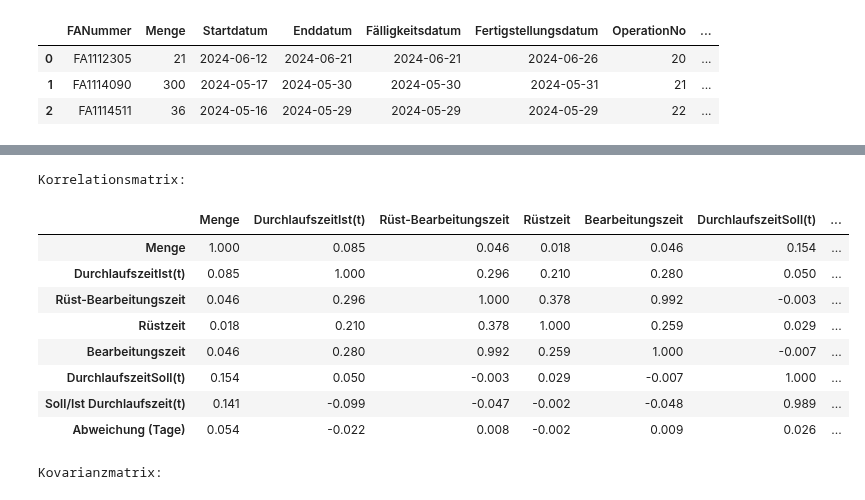
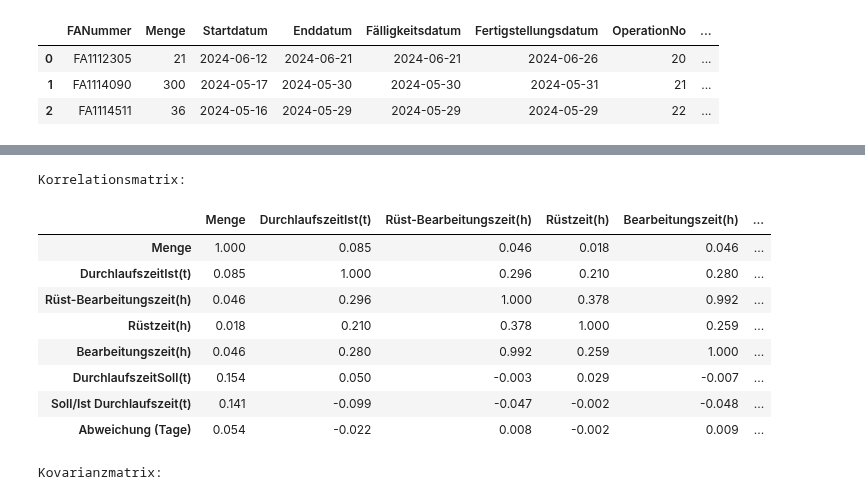
Before and after one commit to nefcheff/BA, a Jupyter notebook: syntheticData/dataMergeManipulated.ipynb, the cells around one changed output, grey strips where cells are left out. Saved outputs shown, nothing was run; the diff lists cells and outputs as text; code cells hidden in the pictures.

```diff
--- a/syntheticData/dataMergeManipulated.ipynb
+++ b/syntheticData/dataMergeManipulated.ipynb
@@ -82,32 +80,32 @@ df_Manipulated.describe(include='all')
 # %%
 cols_merged = [
     'Menge',
     'DurchlaufszeitIst(t)',
-    'Rüst-Bearbeitungszeit',
-    'Rüstzeit',
-    'Bearbeitungszeit',
+    'Rüst-Bearbeitungszeit(h)',
+    'Rüstzeit(h)',
+    'Bearbeitungszeit(h)',
     'DurchlaufszeitSoll(t)',
     'Soll/Ist Durchlaufszeit(t)',
     'Abweichung (Tage)'
 
 ]
 
 corr_matrix = df_Manipulated[cols_merged].corr()
 cov_matrix  = df_Manipulated[cols_merged].cov()
 
 print("Korrelationsmatrix:")
 display(corr_matrix.round(3))
 print("\nKovarianzmatrix:")
 display(cov_matrix.round(3))
 # %% [output]
 Korrelationsmatrix:
-|  | Menge | DurchlaufszeitIst(t) | Rüst-Bearbeitungszeit | Rüstzeit | Bearbeitungszeit | DurchlaufszeitSoll(t) | ... |
-| Menge | 1.000 | 0.085 | 0.046 | 0.018 | 0.046 | 0.154 | ... |
-| DurchlaufszeitIst(t) | 0.085 | 1.000 | 0.296 | 0.210 | 0.280 | 0.050 | ... |
-| Rüst-Bearbeitungszeit | 0.046 | 0.296 | 1.000 | 0.378 | 0.992 | -0.003 | ... |
-| Rüstzeit | 0.018 | 0.210 | 0.378 | 1.000 | 0.259 | 0.029 | ... |
-| Bearbeitungszeit | 0.046 | 0.280 | 0.992 | 0.259 | 1.000 | -0.007 | ... |
-| DurchlaufszeitSoll(t) | 0.154 | 0.050 | -0.003 | 0.029 | -0.007 | 1.000 | ... |
-| Soll/Ist Durchlaufszeit(t) | 0.141 | -0.099 | -0.047 | -0.002 | -0.048 | 0.989 | ... |
-| Abweichung (Tage) | 0.054 | -0.022 | 0.008 | -0.002 | 0.009 | 0.026 | ... |
+|  | Menge | DurchlaufszeitIst(t) | Rüst-Bearbeitungszeit(h) | Rüstzeit(h) | Bearbeitungszeit(h) | ... |
+| Menge | 1.000 | 0.085 | 0.046 | 0.018 | 0.046 | ... |
+| DurchlaufszeitIst(t) | 0.085 | 1.000 | 0.296 | 0.210 | 0.280 | ... |
+| Rüst-Bearbeitungszeit(h) | 0.046 | 0.296 | 1.000 | 0.378 | 0.992 | ... |
+| Rüstzeit(h) | 0.018 | 0.210 | 0.378 | 1.000 | 0.259 | ... |
+| Bearbeitungszeit(h) | 0.046 | 0.280 | 0.992 | 0.259 | 1.000 | ... |
+| DurchlaufszeitSoll(t) | 0.154 | 0.050 | -0.003 | 0.029 | -0.007 | ... |
+| Soll/Ist Durchlaufszeit(t) | 0.141 | -0.099 | -0.047 | -0.002 | -0.048 | ... |
+| Abweichung (Tage) | 0.054 | -0.022 | 0.008 | -0.002 | 0.009 | ... |
 Kovarianzmatrix:
```
Also changed, not shown: parts of 4 cells of this notebook, 10 other files.
